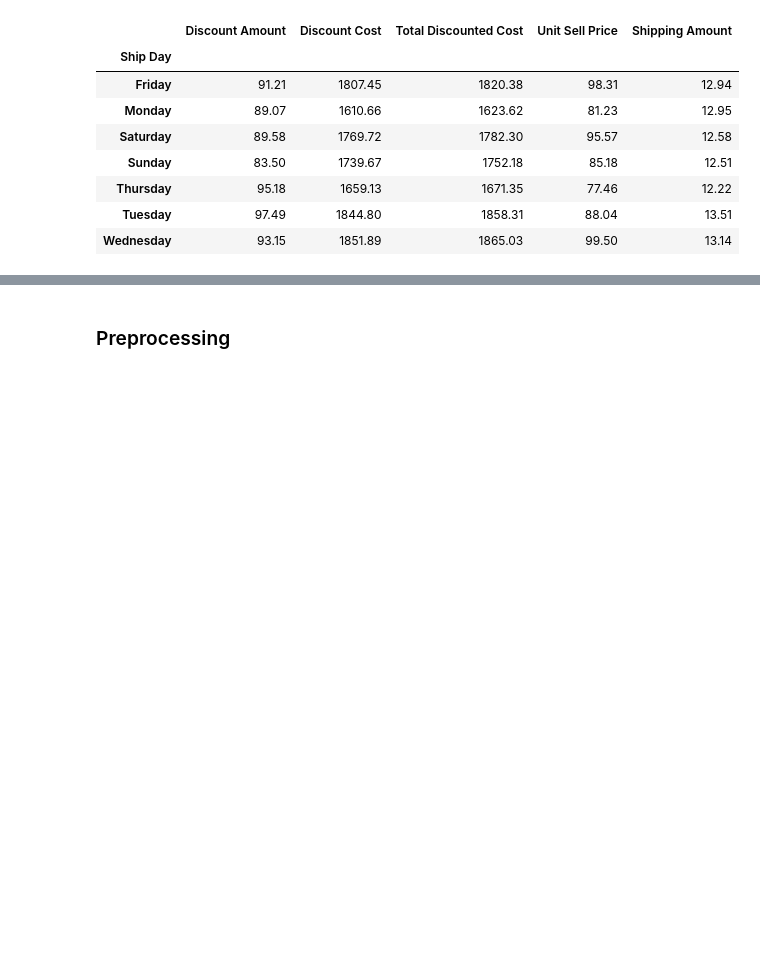
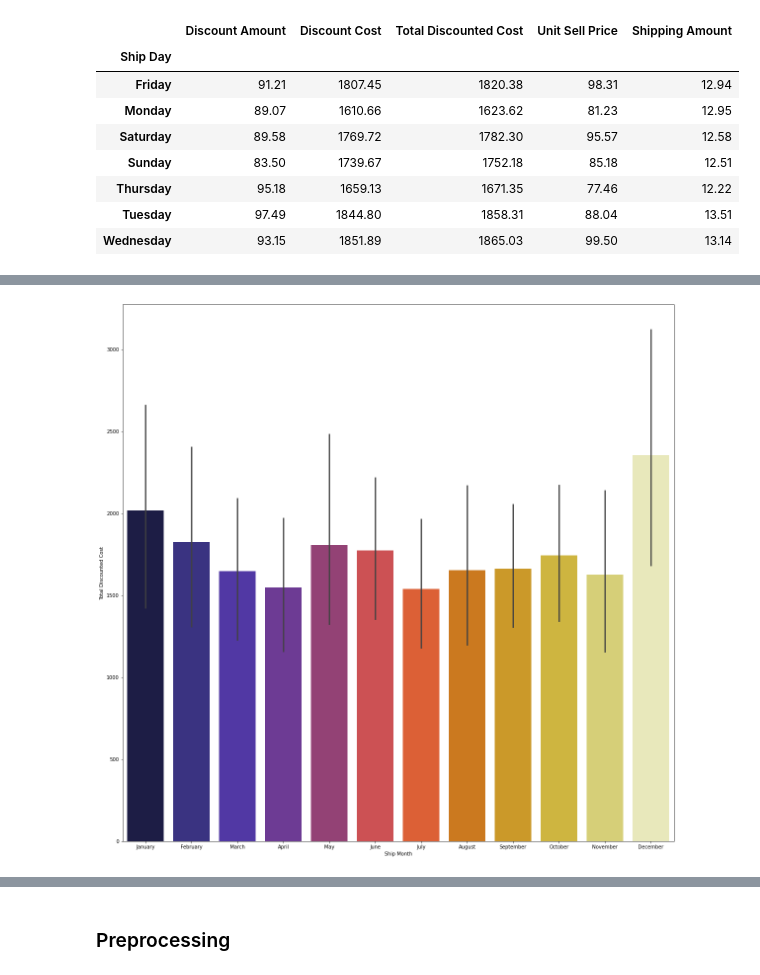
Before and after one commit to Phoenix-D11/shipping_prj, a Jupyter notebook: Sales.ipynb, the cells around one changed output, grey strips where cells are left out. Drawn from its saved outputs; the diff is of its cells as text; code cells hidden in the pictures; blank space fills up the shorter version.

```diff
--- a/Sales.ipynb
+++ b/Sales.ipynb
@@ -288,2 +334,8 @@ ship_day
+# %%
+plt.figure(figsize = (20,20))
+sns.barplot(x = 'Ship Month', y = 'Total Discounted Cost', data = df_yr1, palette = "CMRmap")
+plt.show()
+# %% [output]
+[figure, added]
 # %%
 corr = df.corr()
```
Also changed, not shown: parts of 37 cells of this notebook.
